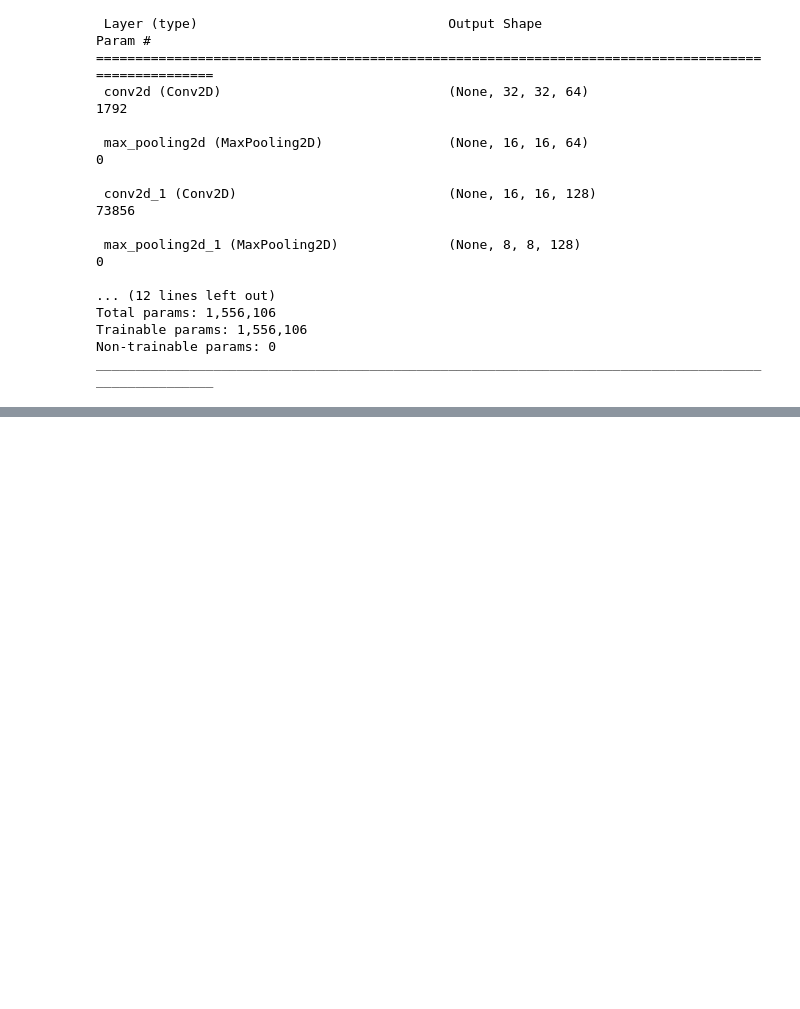
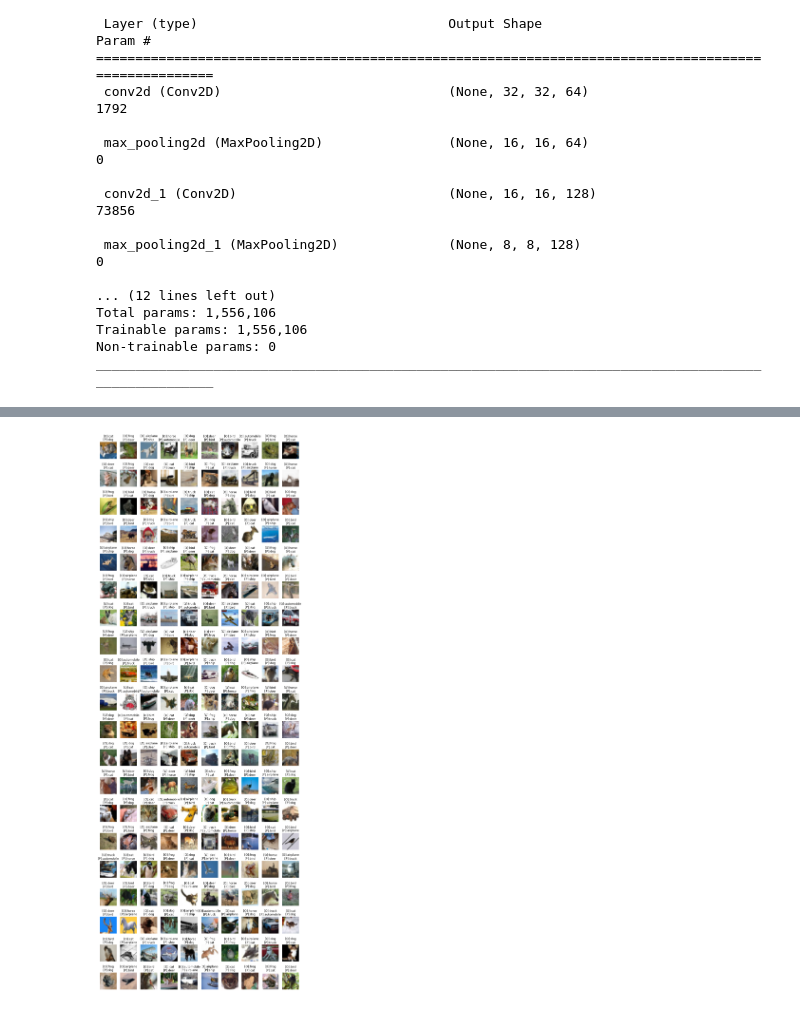
Before and after one commit to hanslee105/Deep-Machine-Learning, a Jupyter notebook: 20211122cifar10_gap_DL.ipynb, the cells around one changed output, grey strips where cells are left out. Saved outputs shown, nothing was run; the diff lists cells and outputs as text; code cells hidden in the pictures; blank space fills up the shorter version.

```diff
--- a/20211122cifar10_gap_DL.ipynb
+++ b/20211122cifar10_gap_DL.ipynb
@@ -142,0 +147,12 @@ model.evaluate(x_test_norm, y_test)
+# %%
+# (10000, 1)和(10000,)是兩回事
+y_test_1d = y_test.reshape(-1)
+# %%
+# keras: y_test_cat sklearn: y_test
+import pandas as pd
+from sklearn.metrics import confusion_matrix
+pre = model.predict(x_test_norm).argmax(axis=1)
+mat = confusion_matrix(y_test_1d, pre)
+pd.DataFrame(mat,
+             index=["{}(正確)".format(trans[i]) for i in range(10)],
+             columns=["{}(預測)".format(trans[i]) for i in range(10)])
@@ -142,0 +171,22 @@ model.evaluate(x_test_norm, y_test)
+# %%
+
+
+import numpy as np
+# 找出True(預測錯誤)的位置
+idx = np.nonzero(pre != y_test_1d)[0]
+idx = idx[:200]
+pre_false_label = y_test_1d[idx]
+pre_false_pre = pre[idx]
+pre_false_img = x_test[idx]
+
+plt.figure(figsize=(15, 45))
+width = 10
+height = len(idx) // width + 1
+for i in range(len(idx)):
+    plt.subplot(height, width, i+1)
+    t = "[O]:{}\n[P]:{}".format(trans[pre_false_label[i]], trans[pre_false_pre[i]])
+    plt.title(t)
+    plt.axis("off")
+    plt.imshow(pre_false_img[i])
+# %% [output]
+[figure, added]
```
Also changed, not shown: parts of 7 cells of this notebook.
